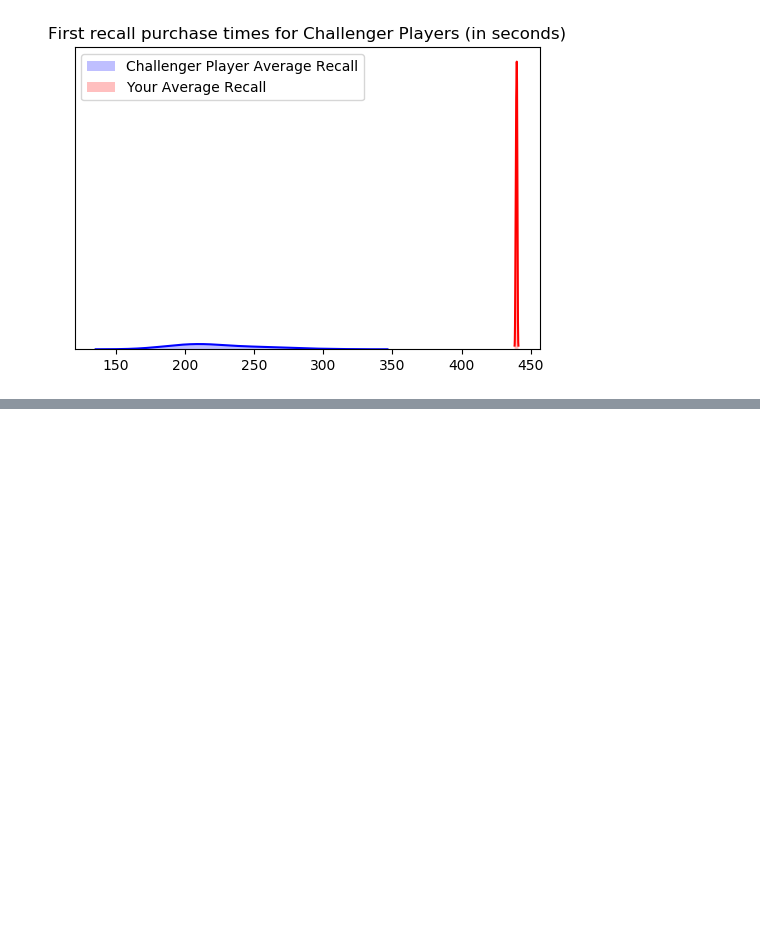
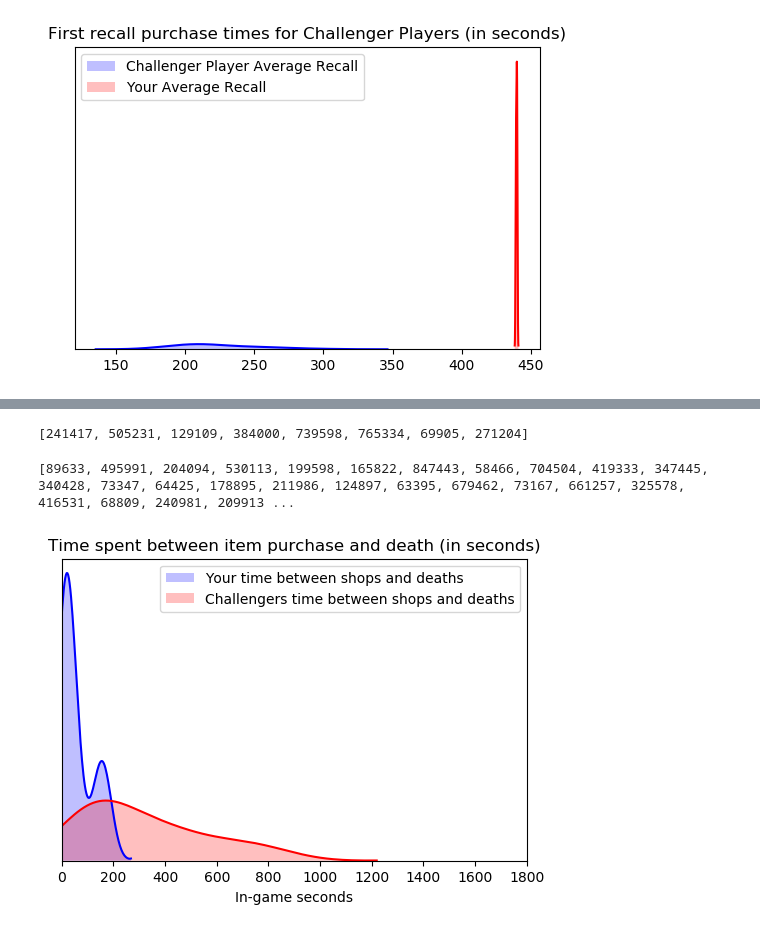
Before and after one commit to areibman/gitgud, a Jupyter notebook: Recall Times.ipynb, the cells around one changed output, grey strips where cells are left out. Cells and saved outputs as stored; diff of their text form; code cells hidden in the pictures; blank space fills up the shorter version.

Commit message:
Added 2 fancy new graphs

```diff
--- a/Recall Times.ipynb
+++ b/Recall Times.ipynb
@@ -221,0 +270,5 @@ with open('svg.txt','r') as f:
+# %%
+aatrox_player_time_between_death = get_player_time_between_death(aatrox_player_match_history)
+print(aatrox_player_time_between_death)
+# %% [output]
+[241417, 505231, 129109, 384000, 739598, 765334, 69905, 271204]
@@ -221,0 +338,21 @@ with open('svg.txt','r') as f:
+# %%
+challenger_time_between_purchase_and_death = get_challenger_time_between_death(266)
+print(challenger_overstay)
+# %% [output]
+[89633, 495991, 204094, 530113, 199598, 165822, 847443, 58466, 704504, 419333, 347445, 340428, 73347, 64425, 178895, 211986, 124897, 63395, 679462, 73167, 661257, 325578, 416531, 68809, 240981, 209913 ...
+# %%
+fig = plt.figure(dpi=100)
+plt.yticks([])
+plt.title('Time spent between item purchase and death (in seconds)')
+ax = sns.kdeplot([purchase/1000 for purchase in aatrox_player_overstay], color='blue', shade=True).set(xlim=(0, 1800))
+ax2 = sns.kdeplot([purchase/1000 for purchase in challenger_time_between_purchase_and_death], color='red', shade=True).set(xlim=(0, 1800))
+plt.xlabel('In-game seconds')
+plt.legend(('Your time between shops and deaths','Challengers time between shops and deaths'))
+
+
+plt.savefig("Time-between-deaths.svg")
+os.rename('Time-between-deaths.svg','svg_deaths.txt')
+with open('svg_deaths.txt','r') as f:
+    svg = f.read()
+# %% [output]
+[figure, added]
```
Also changed, not shown: parts of 15 cells of this notebook, 3 other files.
